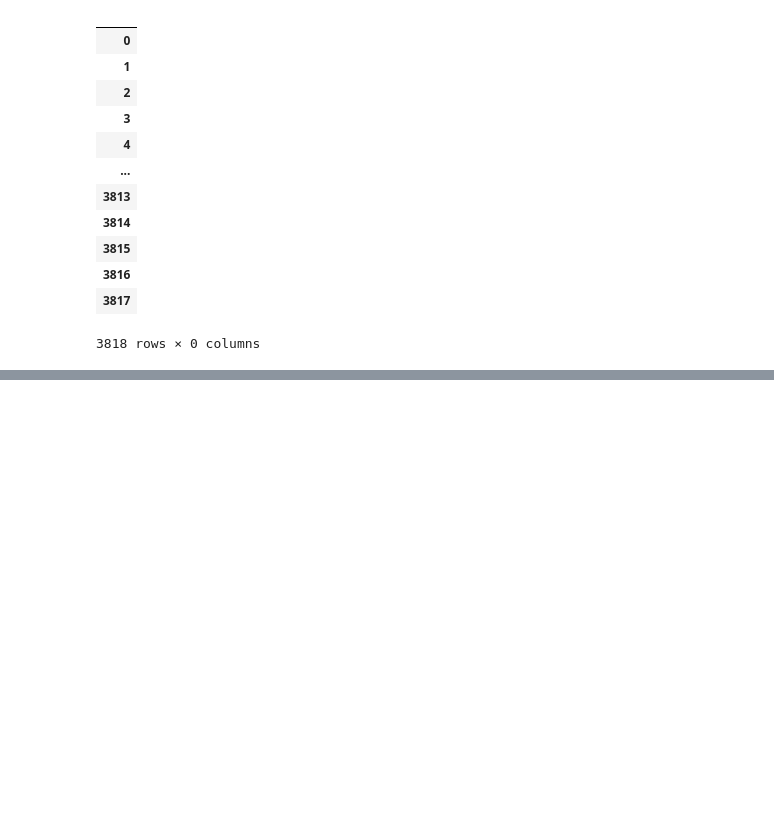
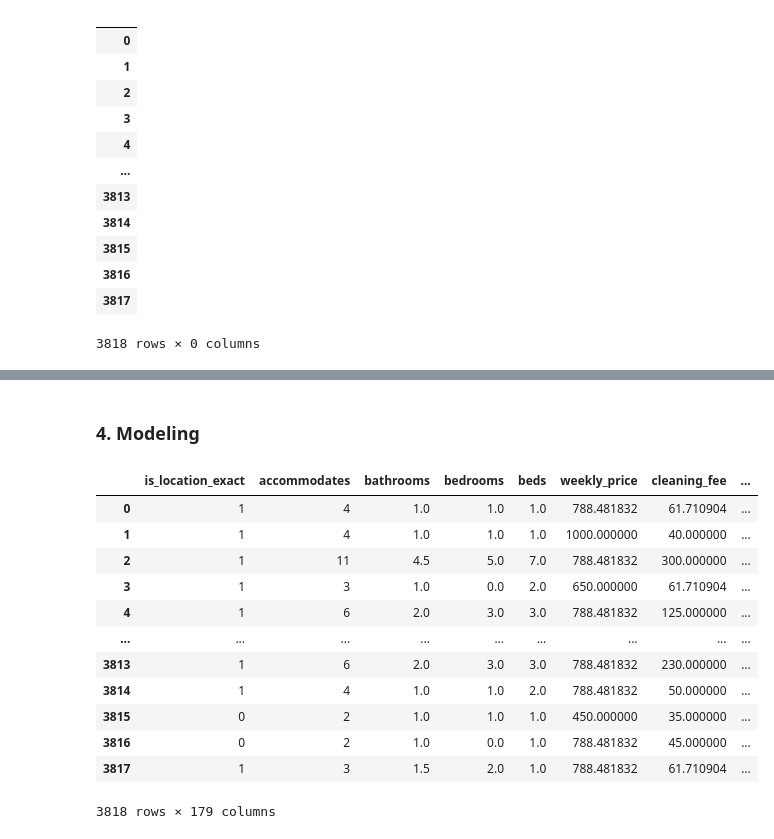
Before and after one commit to gderivas/DS_Nanodegree, a Jupyter notebook: project.ipynb, the cells around one changed output, grey strips where cells are left out. Drawn from its saved outputs; the diff is of its cells as text; code cells hidden in the pictures; blank space fills up the shorter version.

Commit message:
add modeling part

```diff
--- a/project.ipynb
+++ b/project.ipynb
@@ -463,0 +578,29 @@ df_l_cleaned.select_dtypes(include=['object'])
+# %% [markdown]
+### 4. Modeling
+# %%
+from sklearn.linear_model import LinearRegression
+from sklearn.model_selection import train_test_split
+from sklearn.metrics import r2_score, mean_squared_error
+
+# Separate the dependent and independent variables and drop variables that we dont need
+X = df_l_cleaned.drop(['price','id','latitude','longitude'],axis=1)
+y = df_l_cleaned.price
+
+# Split the data in train and test sets
+X_train, X_test, y_train, y_test = train_test_split(X,y, test_size=0.2, shuffle=True)
+# %%
+X
+# %% [output]
+|  | is_location_exact | accommodates | bathrooms | bedrooms | beds | weekly_price | cleaning_fee | ... |
+| 0 | 1 | 4 | 1.0 | 1.0 | 1.0 | 788.481832 | 61.710904 | ... |
+| 1 | 1 | 4 | 1.0 | 1.0 | 1.0 | 1000.000000 | 40.000000 | ... |
+| 2 | 1 | 11 | 4.5 | 5.0 | 7.0 | 788.481832 | 300.000000 | ... |
+| 3 | 1 | 3 | 1.0 | 0.0 | 2.0 | 650.000000 | 61.710904 | ... |
+| 4 | 1 | 6 | 2.0 | 3.0 | 3.0 | 788.481832 | 125.000000 | ... |
+| ... | ... | ... | ... | ... | ... | ... | ... | ... |
+| 3813 | 1 | 6 | 2.0 | 3.0 | 3.0 | 788.481832 | 230.000000 | ... |
+| 3814 | 1 | 4 | 1.0 | 1.0 | 2.0 | 788.481832 | 50.000000 | ... |
+| 3815 | 0 | 2 | 1.0 | 1.0 | 1.0 | 450.000000 | 35.000000 | ... |
+| 3816 | 0 | 2 | 1.0 | 0.0 | 1.0 | 788.481832 | 45.000000 | ... |
+| 3817 | 1 | 3 | 1.5 | 2.0 | 1.0 | 788.481832 | 61.710904 | ... |
+3818 rows × 179 columns
```
Also changed, not shown: parts of 25 cells of this notebook.
